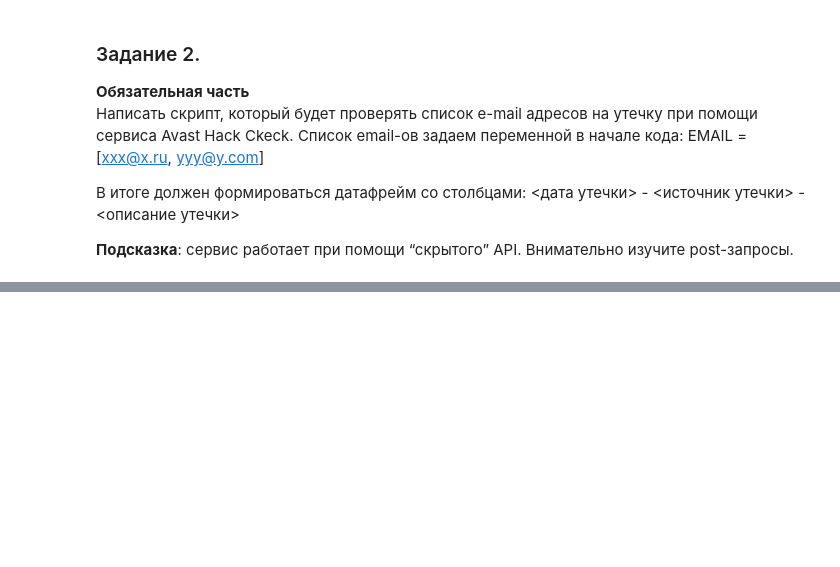
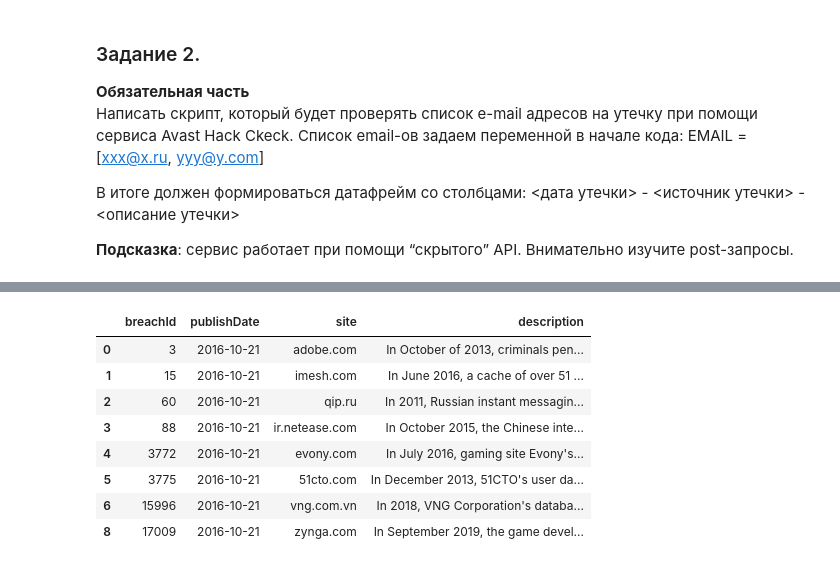
Before and after one commit to petrovalina93/PYDP-19, a Jupyter notebook: web_scraping/web_scraping.ipynb, the cells around one changed output, grey strips where cells are left out. Cells and saved outputs as stored; diff of their text form; code cells hidden in the pictures; blank space fills up the shorter version.

```diff
--- a/web_scraping/web_scraping.ipynb
+++ b/web_scraping/web_scraping.ipynb
@@ -359,0 +395,12 @@ results - нужный ключ, где вся инфа лежит
+# %%
+df[df['breachId'].isin(df_total_breaches['breaches']['123456@ya.com'])]
+# %% [output]
+|  | breachId | publishDate | site | description |
+| 0 | 3 | 2016-10-21 | adobe.com | In October of 2013, criminals pen... |
+| 1 | 15 | 2016-10-21 | imesh.com | In June 2016, a cache of over 51 ... |
+| 2 | 60 | 2016-10-21 | qip.ru | In 2011, Russian instant messagin... |
+| 3 | 88 | 2016-10-21 | ir.netease.com | In October 2015, the Chinese inte... |
+| 4 | 3772 | 2016-10-21 | evony.com | In July 2016, gaming site Evony's... |
+| 5 | 3775 | 2016-10-21 | 51cto.com | In December 2013, 51CTO's user da... |
+| 6 | 15996 | 2016-10-21 | vng.com.vn | In 2018, VNG Corporation's databa... |
+| 8 | 17009 | 2016-10-21 | zynga.com | In September 2019, the game devel... |
```
Also changed, not shown: parts of 22 cells of this notebook.
